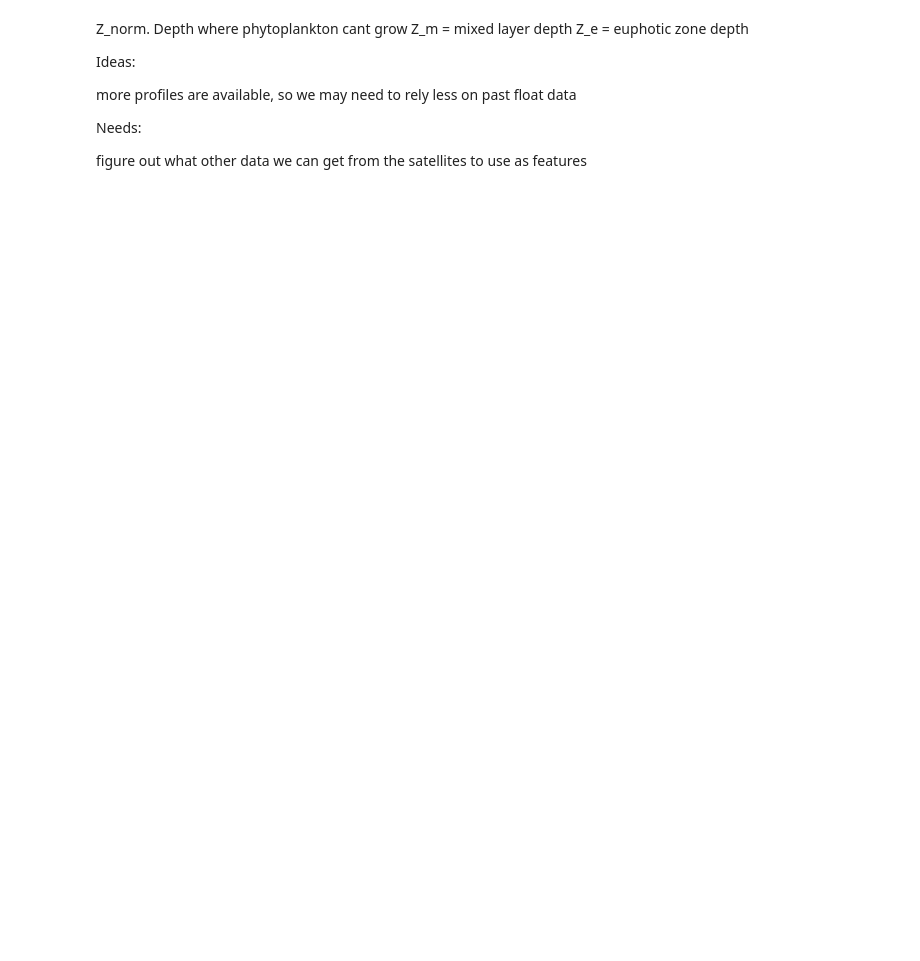
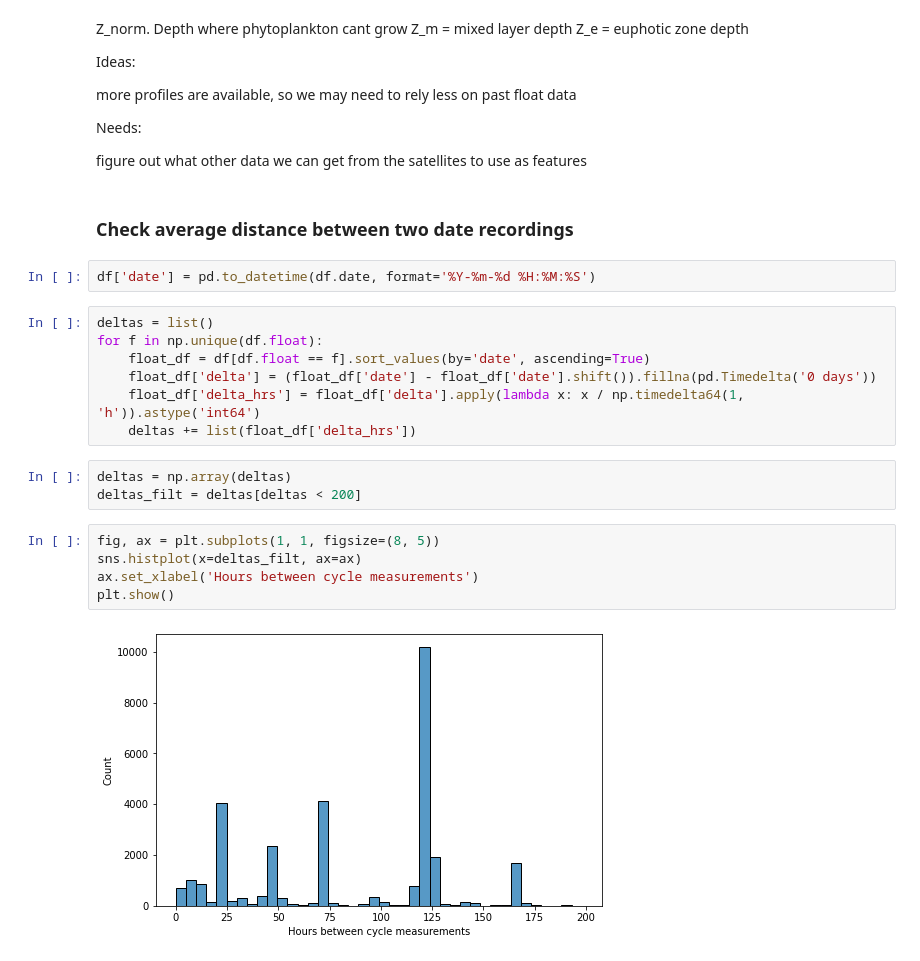
Before and after one commit to gnyirjesy/ocean-depth-characterization, a Jupyter notebook: EDA/eda_bh.ipynb, the cells around one changed output. Cells and saved outputs as stored; diff of their text form; blank space fills up the shorter version.

```diff
--- a/EDA/eda_bh.ipynb
+++ b/EDA/eda_bh.ipynb
@@ -180,3 +202,24 @@ more profiles are available, so we may need to rely less on past float data
 Needs:
 
 figure out what other data we can get from the satellites to use as features
+# %% [markdown]
+### Check average distance between two date recordings
+# %%
+df['date'] = pd.to_datetime(df.date, format='%Y-%m-%d %H:%M:%S')
+# %%
+deltas = list()
+for f in np.unique(df.float):
+    float_df = df[df.float == f].sort_values(by='date', ascending=True)
+    float_df['delta'] = (float_df['date'] - float_df['date'].shift()).fillna(pd.Timedelta('0 days'))
+    float_df['delta_hrs'] = float_df['delta'].apply(lambda x: x / np.timedelta64(1, 'h')).astype('int64')
+    deltas += list(float_df['delta_hrs'])
+# %%
+deltas = np.array(deltas)
+deltas_filt = deltas[deltas < 200]
+# %%
+fig, ax = plt.subplots(1, 1, figsize=(8, 5))
+sns.histplot(x=deltas_filt, ax=ax)
+ax.set_xlabel('Hours between cycle measurements')
+plt.show()
+# %% [output]
+[figure, added]
```
Also changed, not shown: parts of 8 cells of this notebook.
